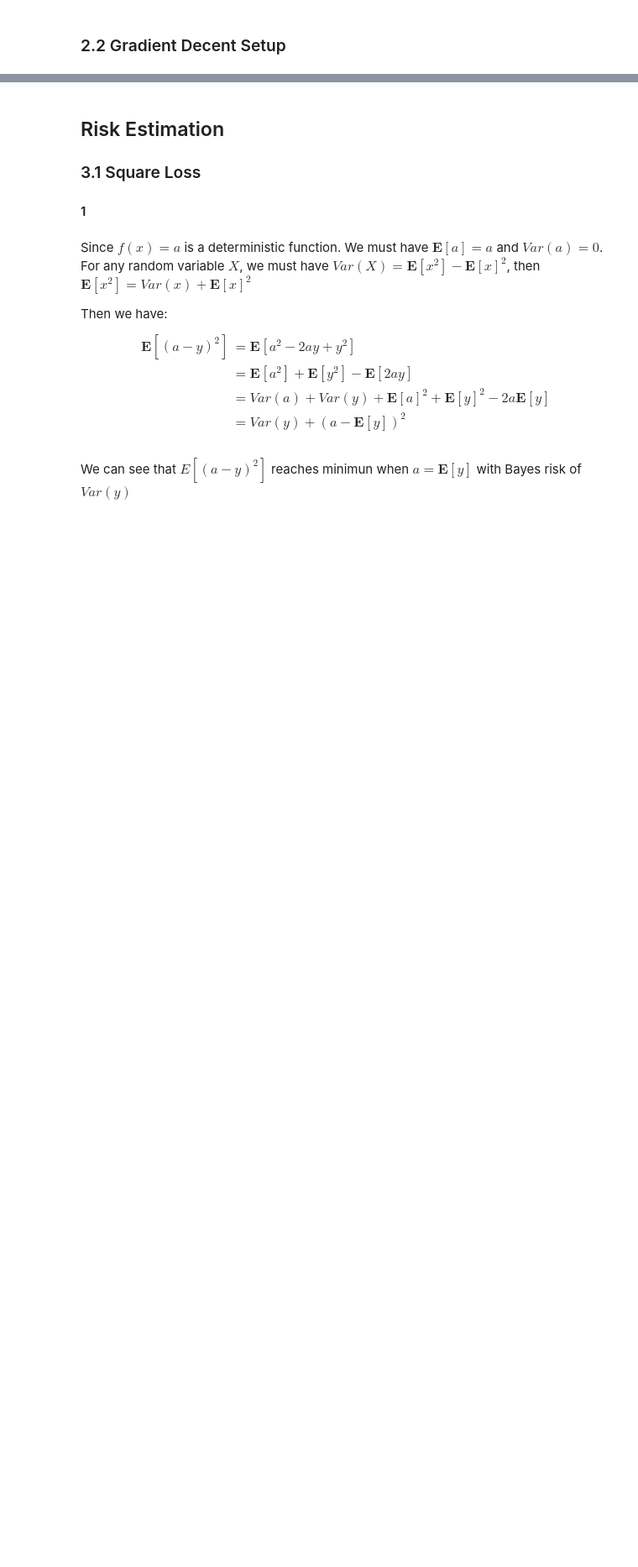
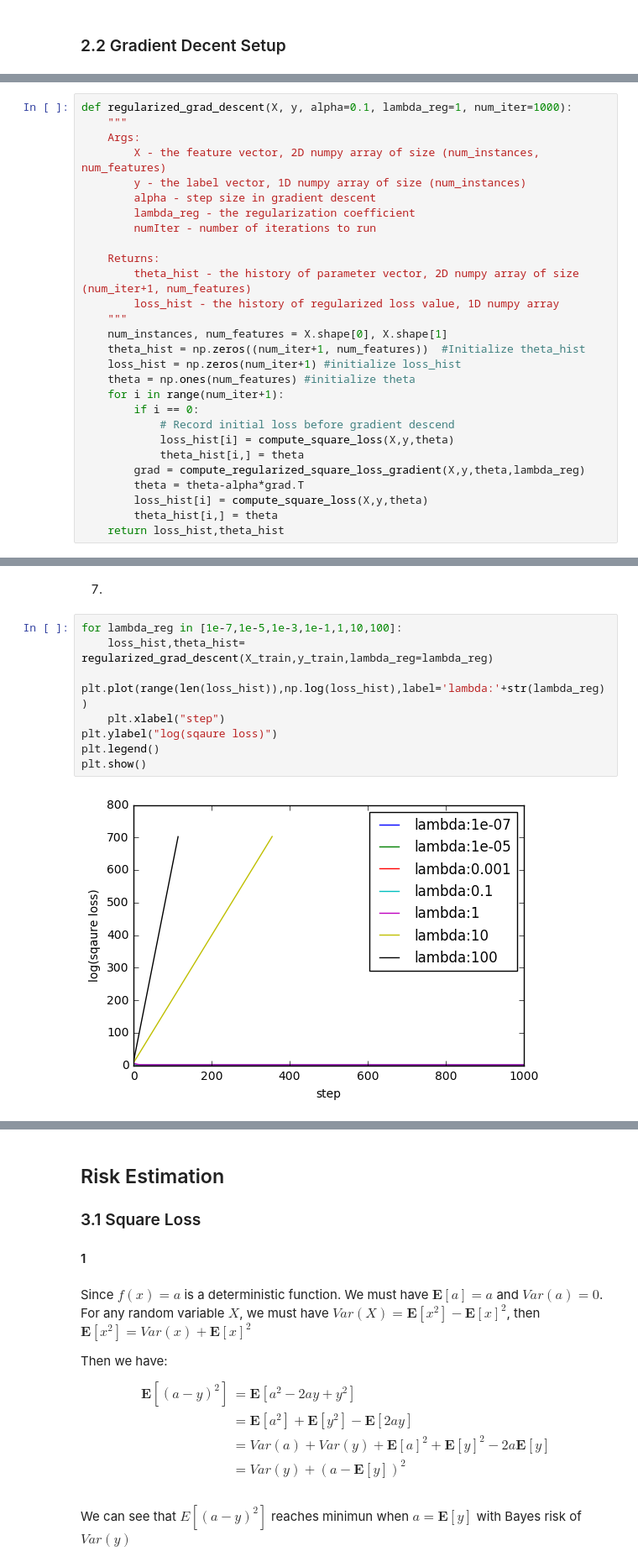
Before and after one commit to ZhuoruLin/DSGA1003_ML, a Jupyter notebook: HW1/Assignment1.ipynb, the cells around one changed output, grey strips where cells are left out. Shown at 84% size. Cells and saved outputs as stored; diff of their text form; blank space fills up the shorter version.

```diff
--- a/HW1/Assignment1.ipynb
+++ b/HW1/Assignment1.ipynb
@@ -21,0 +264,28 @@ array([ 0.14285714,  0.28571429,  0.42857143,  0.57142857,  0.71428571,
+# %%
+def regularized_grad_descent(X, y, alpha=0.1, lambda_reg=1, num_iter=1000):
+    """
+    Args:
+        X - the feature vector, 2D numpy array of size (num_instances, num_features)
+        y - the label vector, 1D numpy array of size (num_instances)
+        alpha - step size in gradient descent
+        lambda_reg - the regularization coefficient
+        numIter - number of iterations to run
+
+    Returns:
+        theta_hist - the history of parameter vector, 2D numpy array of size (num_iter+1, num_features)
+        loss_hist - the history of regularized loss value, 1D numpy array
+    """
+    num_instances, num_features = X.shape[0], X.shape[1]
+    theta_hist = np.zeros((num_iter+1, num_features))  #Initialize theta_hist
+    loss_hist = np.zeros(num_iter+1) #initialize loss_hist
+    theta = np.ones(num_features) #initialize theta
+    for i in range(num_iter+1):
+        if i == 0:
+            # Record initial loss before gradient descend
+            loss_hist[i] = compute_square_loss(X,y,theta)
+            theta_hist[i,] = theta
+        grad = compute_regularized_square_loss_gradient(X,y,theta,lambda_reg)
+        theta = theta-alpha*grad.T
+        loss_hist[i] = compute_square_loss(X,y,theta)
+        theta_hist[i,] = theta
+    return loss_hist,theta_hist
@@ -21,0 +294,12 @@ array([ 0.14285714,  0.28571429,  0.42857143,  0.57142857,  0.71428571,
+# %% [markdown]
+7)
+# %%
+for lambda_reg in [1e-7,1e-5,1e-3,1e-1,1,10,100]:
+    loss_hist,theta_hist= regularized_grad_descent(X_train,y_train,lambda_reg=lambda_reg)
+    plt.plot(range(len(loss_hist)),np.log(loss_hist),label='lambda:'+str(lambda_reg))
+    plt.xlabel("step")
+plt.ylabel("log(sqaure loss)")
+plt.legend()
+plt.show()
+# %% [output]
+[figure, added]
```
Also changed, not shown: parts of 45 cells of this notebook, 1 other file.
